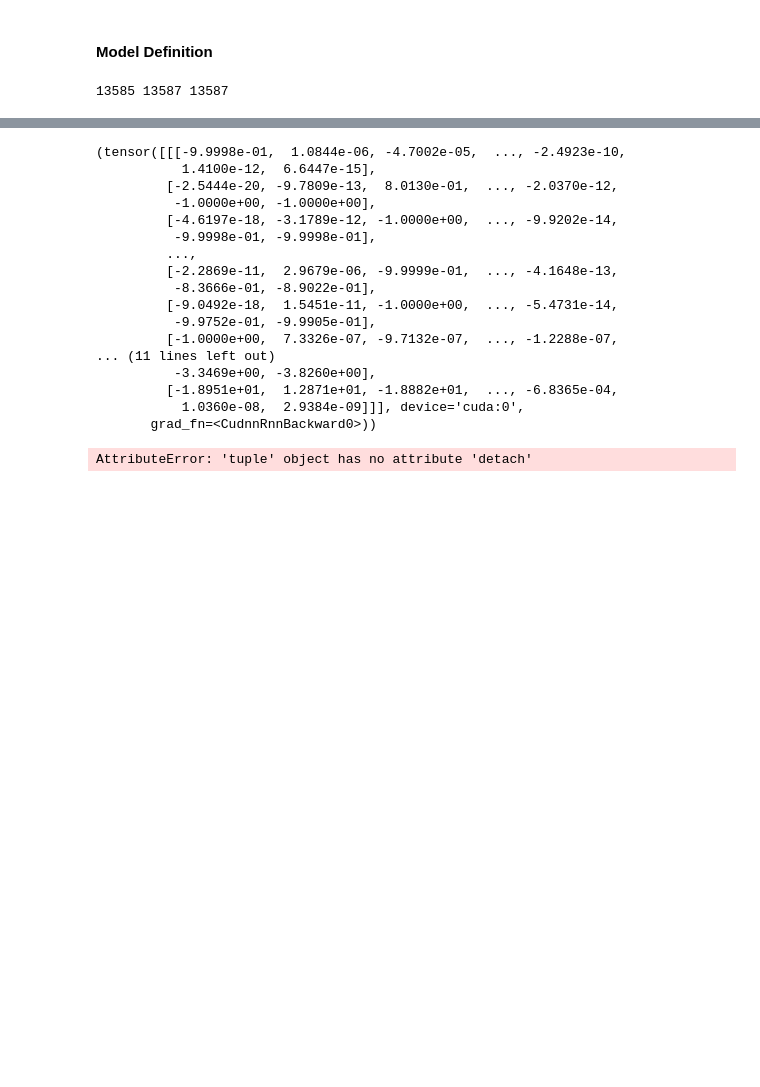
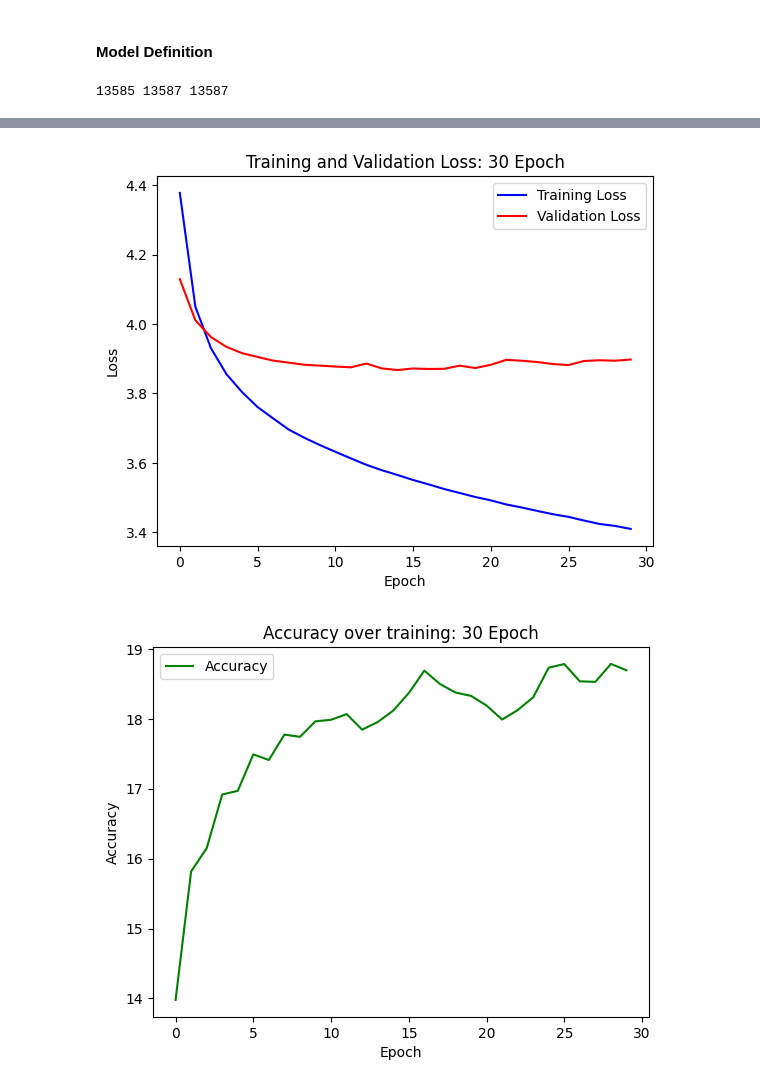
Before and after one commit to cinco-de-mayonnaise/ai_notebooks, a Jupyter notebook: Assignment5_CSE424.ipynb, the cells around one changed output, grey strips where cells are left out. Drawn from its saved outputs; the diff is of its cells as text; code cells hidden in the pictures; blank space fills up the shorter version.

```diff
--- a/Assignment5_CSE424.ipynb
+++ b/Assignment5_CSE424.ipynb
@@ -324,5 +365,5 @@ SentencePredictionDataset(None, word_to_idx, MAX_LEN, sentences_list=train_sente
 # %%
-def train(epochs):
+def train(epochs, model):
     train_losses, val_losses, accuracy = [], [], []
 
     epoch_loop = tqdm(range(epochs), desc="Epoch")
@@ -335,14 +376,14 @@ def train(epochs):
             for inputs, targets in train_loader:
                 inputs, targets = inputs.to(DEVICE), targets.to(DEVICE)
 
-                #optimizer.zero_grad()
+                optimizer.zero_grad()
                 model.zero_grad()
-                outputs, hidden = model(inputs, hidden)
+                outputs = model(inputs)
 
                 # Reshape for loss calculation
                 batch_size = outputs.size(0)
                 #print(outputs.shape)      # B, (max_len-1), len(vocab) rank 3 tensor    ## each batch, has max_len-1 words, and at each word is the probability(logits) vector
-                outputs = outputs.view(batch_size * (MAX_LEN-1), -1)  # -1 because we predict next word
+                outputs = outputs.view(batch_size * (MAX_LEN), -1)  # -1 because we predict next word
                 #print(outputs.shape)      # B * (max_len-1), len(vocab) matrix
 
                 # print(targets.shape)      # B, (max_len-1) matrix                      ## each batch, has max_len-1 words, and contains the correct word embedding vector for that word
@@ -356,8 +397,7 @@ def train(epochs):
                 total_loss += loss.item()
 
                 # detach backprop from hidden
-                print(hidden)
-                hidden.detach()
+                #print(hidden)
                 train_loop.update(1)
 
             train_losses.append(total_loss / len(train_loader))
@@ -368,22 +408,24 @@ def train(epochs):
             total_loss = 0
             correct = 0
             total = 0
-            hidden = None
             with torch.no_grad():
                 for inputs, targets in val_loader:
                     inputs, targets = inputs.to(DEVICE), targets.to(DEVICE)
-                    outputs, hidden = model(inputs, hidden)
+                    outputs = model(inputs)  # B * 20 * len(vocab)
 
                     # Calculate loss
                     outputs_flat = outputs.view(-1, outputs.size(2))
+                    #print(outputs_flat.shape)
                     targets_flat = targets.view(-1)
                     loss = criterion(outputs_flat, targets_flat)
                     total_loss += loss.item()
 
                     # Calculate accuracy
                     _, predicted = outputs.max(2)
+                    #print(predicted)
                     mask = targets != word_to_idx['EOL']  # Don't count EOL tokens
                     correct += (predicted == targets)[mask].sum().item()
+                    #print(correct)
                     total += mask.sum().item()
 
                     test_loop.update(1)
@@ -396,27 +438,36 @@ def train(epochs):
     return train_losses, val_losses, accuracy
 
 
-train_loss, val_loss, acc = train(25)
+train_loss, val_loss, acc = train(30, model)
 #tl2, vl2, ac2 = train(100)
 # print(train(model, train_loader, max_len=MAX_LEN))
 # print(train(model, train_loader, max_len=MAX_LEN))
 # print(train(model, train_loader, max_len=MAX_LEN))
-# %% [output]
-(tensor([[[-9.9998e-01,  1.0844e-06, -4.7002e-05,  ..., -2.4923e-10,
-           1.4100e-12,  6.6447e-15],
-         [-2.5444e-20, -9.7809e-13,  8.0130e-01,  ..., -2.0370e-12,
-          -1.0000e+00, -1.0000e+00],
-         [-4.6197e-18, -3.1789e-12, -1.0000e+00,  ..., -9.9202e-14,
-          -9.9998e-01, -9.9998e-01],
-         ...,
-         [-2.2869e-11,  2.9679e-06, -9.9999e-01,  ..., -4.1648e-13,
-          -8.3666e-01, -8.9022e-01],
-         [-9.0492e-18,  1.5451e-11, -1.0000e+00,  ..., -5.4731e-14,
-          -9.9752e-01, -9.9905e-01],
-         [-1.0000e+00,  7.3326e-07, -9.7132e-07,  ..., -1.2288e-07,
-... (11 lines left out)
-          -3.3469e+00, -3.8260e+00],
-         [-1.8951e+01,  1.2871e+01, -1.8882e+01,  ..., -6.8365e-04,
-           1.0360e-08,  2.9384e-09]]], device='cuda:0',
-       grad_fn=<CudnnRnnBackward0>))
-AttributeError: 'tuple' object has no attribute 'detach'
+# %%
+# Improvements:
+# Add multiple types of prediction, like removing last word and second last word
+
+# Added dropout layer, this causes the accuracy to fall less (as the model is forced to generalize)
+
+# Hidden Dims 1000->256
+
+# Plot the training and validation losses
+import matplotlib.pyplot as plt
+plt.plot(range(len(train_loss)), train_loss, label="Training Loss", color="blue")
+plt.plot(range(len(train_loss)), val_loss, label="Validation Loss", color="red")
+plt.xlabel("Epoch")
+plt.ylabel("Loss")
+plt.title("Training and Validation Loss: 30 Epoch")
+plt.legend()
+plt.show()
+
+
+plt.plot(range(len(train_loss)), acc, label="Accuracy", color="green")
+plt.xlabel("Epoch")
+plt.ylabel("Accuracy")
+plt.title("Accuracy over training: 30 Epoch")
+plt.legend()
+plt.show()
+# %% [output]
+[figure, added]
+[figure, added]
```
Also changed, not shown: parts of 66 cells of this notebook.
